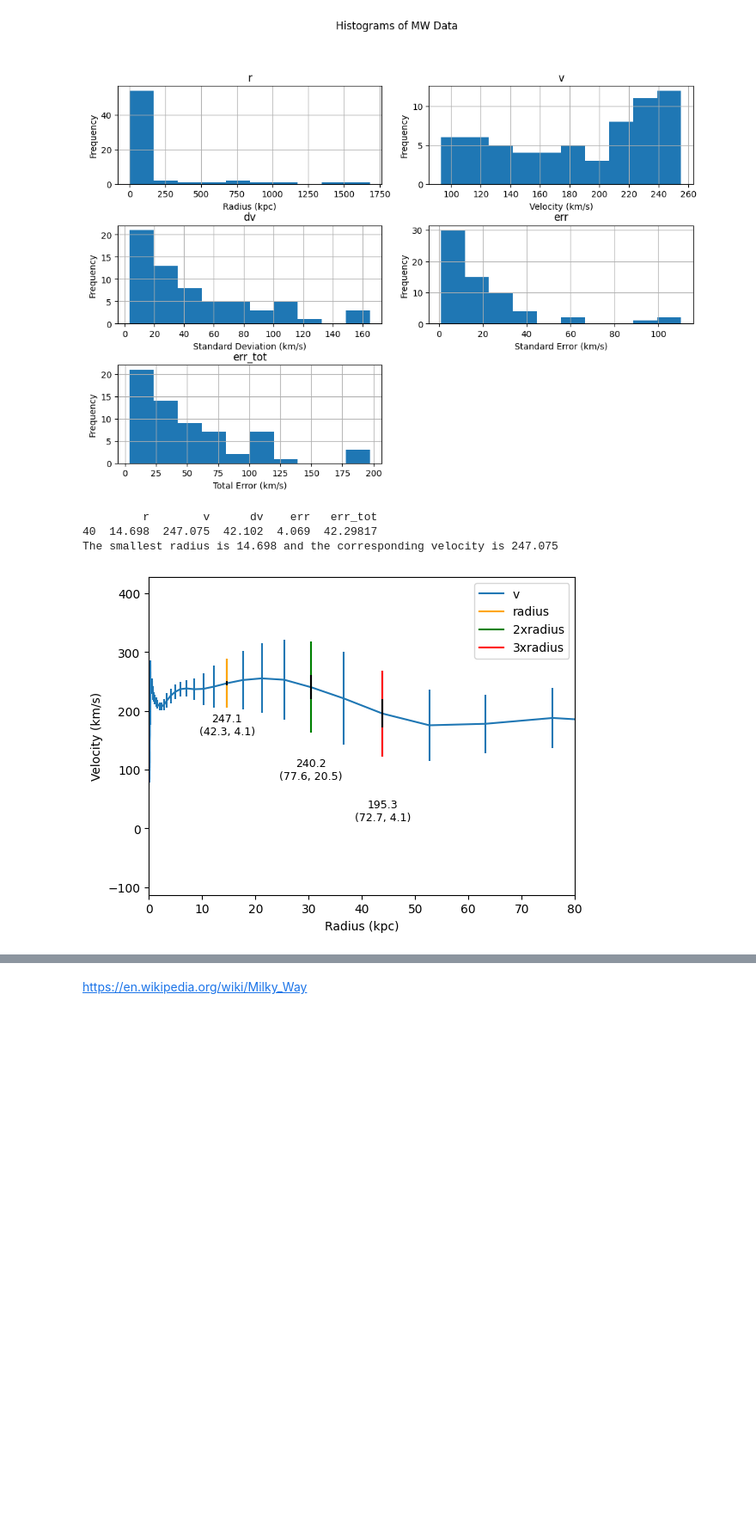
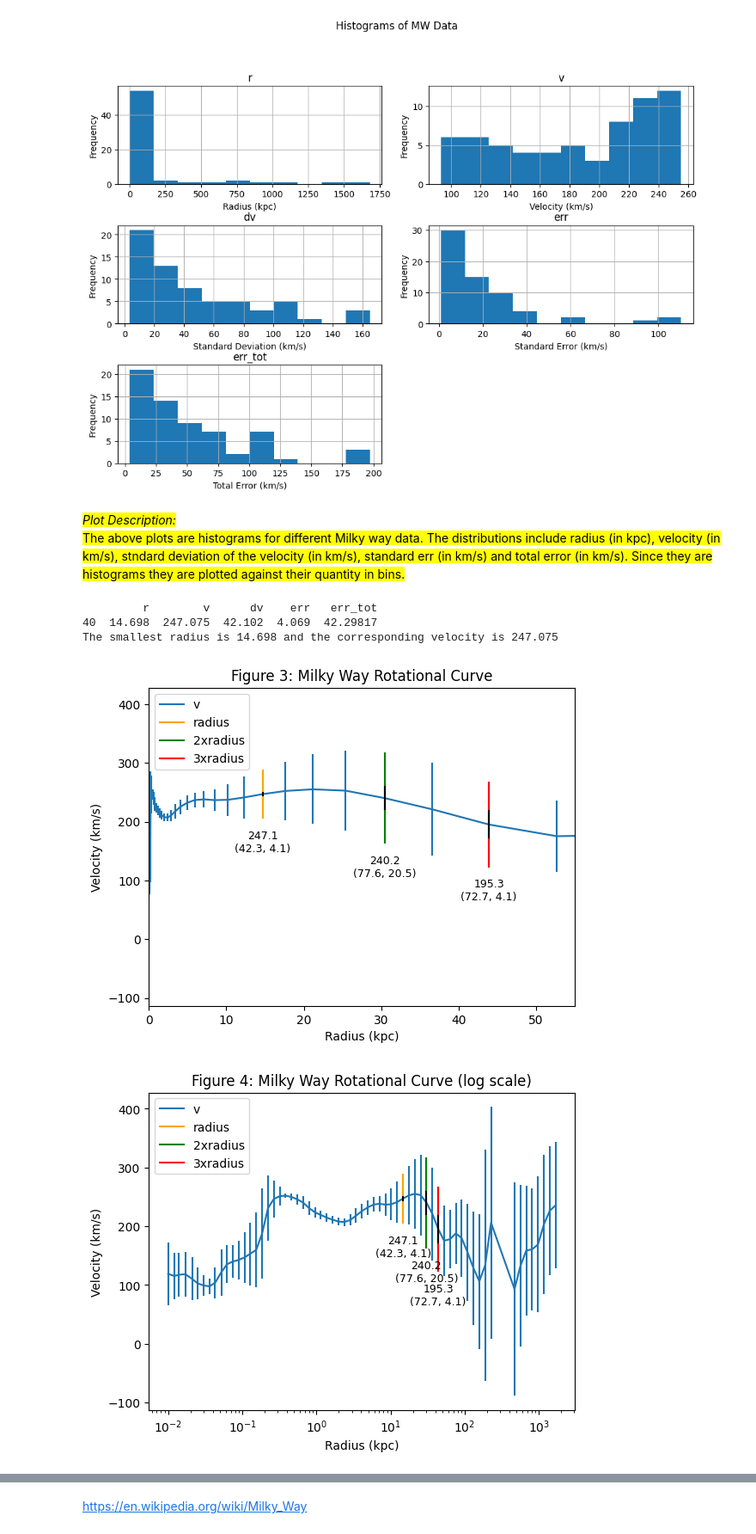
Before and after one commit to zberis/DSPS_ZBeris, a Jupyter notebook: HW4/Copy_of_MWrotCurve_instructions.ipynb, the cells around one changed output, grey strips where cells are left out. Shown at 86% size. Cells and saved outputs as stored; diff of their text form; code cells hidden in the pictures; blank space fills up the shorter version.

```diff
--- a/HW4/Copy_of_MWrotCurve_instructions.ipynb
+++ b/HW4/Copy_of_MWrotCurve_instructions.ipynb
@@ -488,6 +519,9 @@ for i, col in enumerate(mw.columns):
 plt.show()
 # %% [output]
 [figure]
+# %% [markdown]
+<mark>*Plot Description:* <br>
+The above plots are histograms for different Milky way data. The distributions include radius (in kpc), velocity (in km/s), stndard deviation of the velocity (in km/s), standard err (in km/s) and total error (in km/s). Since they are histograms they are plotted against their quantity in bins.
 # %%
 mwsize = 26.8 * u.kpc
 mwu = 1.1 * u.kpc
@@ -501,7 +535,9 @@ print("The smallest radius is 14.698 and the corresponding velocity is 247.075")
          r        v      dv    err   err_tot
 40  14.698  247.075  42.102  4.069  42.29817
 The smallest radius is 14.698 and the corresponding velocity is 247.075
-# %%
-plotGal(mw, mwsize)
-# %% [output]
-[figure, removed]
+# %%
+plotGal(mw, mwsize, "Figure 3: Milky Way Rotational Curve", 55)
+plotGal(mw, mwsize, "Figure 4: Milky Way Rotational Curve (log scale)", 55, log=True)
+# %% [output]
+[figure, added]
+[figure, added]
```
Also changed, not shown: parts of 16 cells of this notebook.
